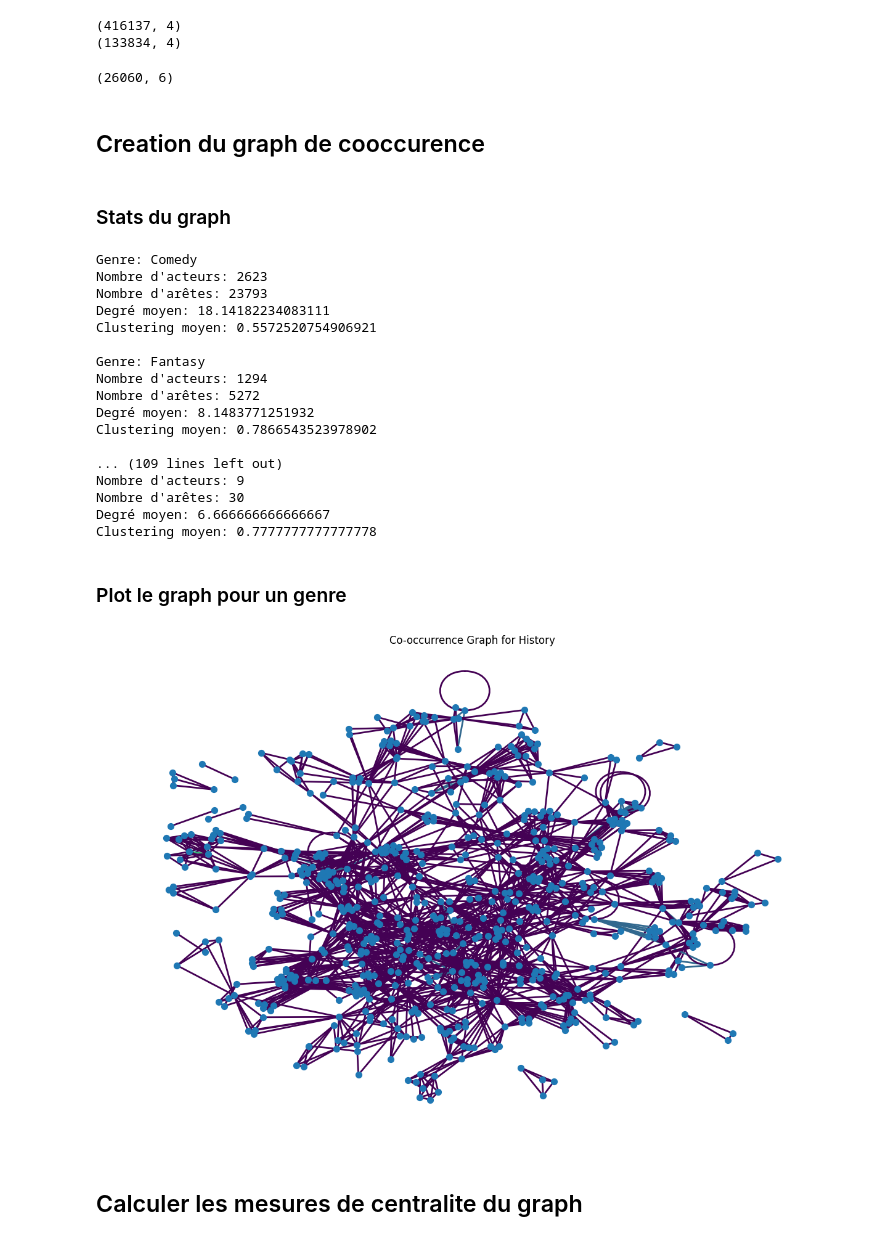
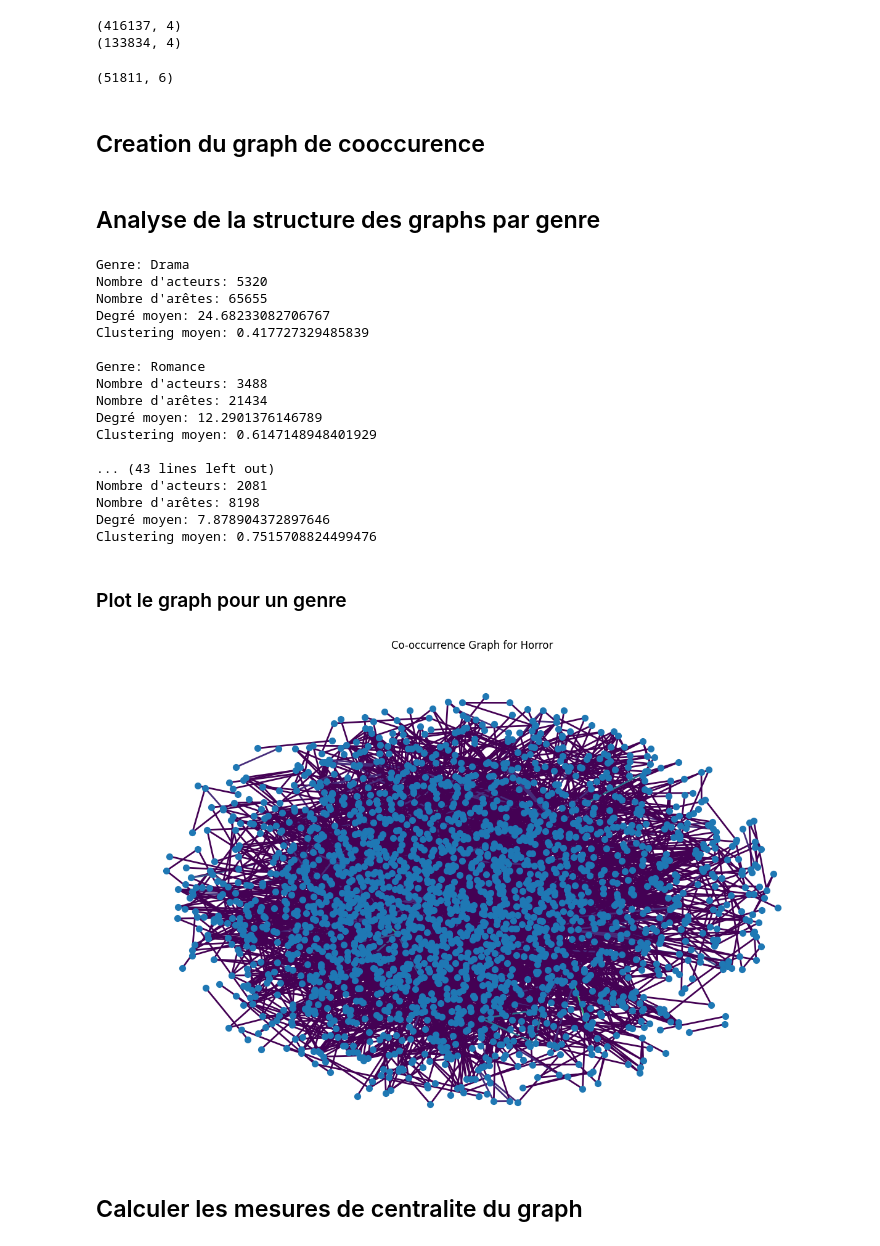
Before and after one commit to PBCTristan/HACKATHON-2025, a Jupyter notebook: notebooks/CorrelationsAndDescriptors.ipynb, the cells around one changed output. Drawn from its saved outputs; the diff is of its cells as text; code cells hidden in the pictures.

```diff
--- a/notebooks/CorrelationsAndDescriptors.ipynb
+++ b/notebooks/CorrelationsAndDescriptors.ipynb
@@ -32,14 +34,14 @@ print(actors.shape)
 # Nettoyage des données
 movies = movies.dropna(subset=['genres'])
 movies['genres'] = movies['genres'].apply(lambda x: x.split(','))
-movies = movies[movies["numVotes"] >= 20000]
-movies = movies[movies["startYear"] >= 2000]
+movies = movies[movies["numVotes"] >= 10000]
+# movies = movies[movies["startYear"] >= 2000]
 
 # Merge des datasets
 actors = actors.merge(movies[['tconst', 'primaryTitle', 'genres']], on='tconst')
 print(actors.shape)
 # %% [output]
-(26060, 6)
+(51811, 6)
 # %%
 # Pré-calcul des listes d'acteurs pour chaque film
 movie_to_actors = defaultdict(list)
@@ -58,16 +60,21 @@ def create_cooccurrence_graph(data):
             for i in range(len(actor_list)):
                 for j in range(i + 1, len(actor_list)):
                     actor_i, actor_j = actor_list[i], actor_list[j]
-                    if not genre_graphs[genre].has_edge(actor_i, actor_j):
-                        genre_graphs[genre].add_edge(actor_i, actor_j, weight=0)
-                    genre_graphs[genre][actor_i][actor_j]['weight'] += 1
+                    if actor_i != actor_j:
+                        if not genre_graphs[genre].has_edge(actor_i, actor_j):
+                            genre_graphs[genre].add_edge(actor_i, actor_j, weight=0)
+                        genre_graphs[genre][actor_i][actor_j]['weight'] += 1
 
     return genre_graphs
 
 # Créer les graphes par genre
 genre_graphs = create_cooccurrence_graph(movies)
+
+genre_actor_counts = {genre: len(graph.nodes()) for genre, graph in genre_graphs.items()}
+top_genres = sorted(genre_actor_counts, key=genre_actor_counts.get, reverse=True)[:10]
+genre_graphs = {genre: graph for genre, graph in genre_graphs.items() if genre in top_genres}
-# %% [markdown]
-### Stats du graph
+# %% [markdown]
+## Analyse de la structure des graphs par genre
 # %%
 # Affichage des statistiques des graphes
 for genre, graph in genre_graphs.items():
@@ -78,39 +85,39 @@ for genre, graph in genre_graphs.items():
     print(f"Clustering moyen: {nx.average_clustering(graph)}")
     print()
 # %% [output]
-Genre: Comedy
-Nombre d'acteurs: 2623
-Nombre d'arêtes: 23793
-Degré moyen: 18.14182234083111
-Clustering moyen: 0.5572520754906921
+Genre: Drama
+Nombre d'acteurs: 5320
+Nombre d'arêtes: 65655
+Degré moyen: 24.68233082706767
+Clustering moyen: 0.417727329485839
 
-Genre: Fantasy
-Nombre d'acteurs: 1294
-Nombre d'arêtes: 5272
-Degré moyen: 8.1483771251932
-Clustering moyen: 0.7866543523978902
+Genre: Romance
+Nombre d'acteurs: 3488
+Nombre d'arêtes: 21434
+Degré moyen: 12.2901376146789
+Clustering moyen: 0.6147148948401929
 
-... (109 lines left out)
-Nombre d'acteurs: 9
-Nombre d'arêtes: 30
-Degré moyen: 6.666666666666667
-Clustering moyen: 0.7777777777777778
+... (43 lines left out)
+Nombre d'acteurs: 2081
+Nombre d'arêtes: 8198
+Degré moyen: 7.878904372897646
+Clustering moyen: 0.7515708824499476
 # %% [markdown]
 ### Plot le graph pour un genre
 # %%
 # Visualiser un graphe de co-occurrence
 def plot_graph(graph, title):
     plt.figure(figsize=(12, 8))
     pos = nx.spring_layout(graph, k=0.15)
     weights = nx.get_edge_attributes(graph, 'weight').values()
     nx.draw(graph, pos, node_size=50, font_size=10, edge_color=weights, edge_cmap=plt.cm.viridis, width=2)
     plt.title(title)
     plt.show()
 
 # Exemple de visualisation pour un genre
-plot_graph(genre_graphs['History'], 'Co-occurrence Graph for History')
+plot_graph(genre_graphs['Horror'], 'Co-occurrence Graph for Horror')
 # %% [output]
-[figure, old version]
+[figure, new version]
 # %% [markdown]
 ## Calculer les mesures de centralite du graph
 # %%
```
Also changed, not shown: parts of 14 cells of this notebook.
